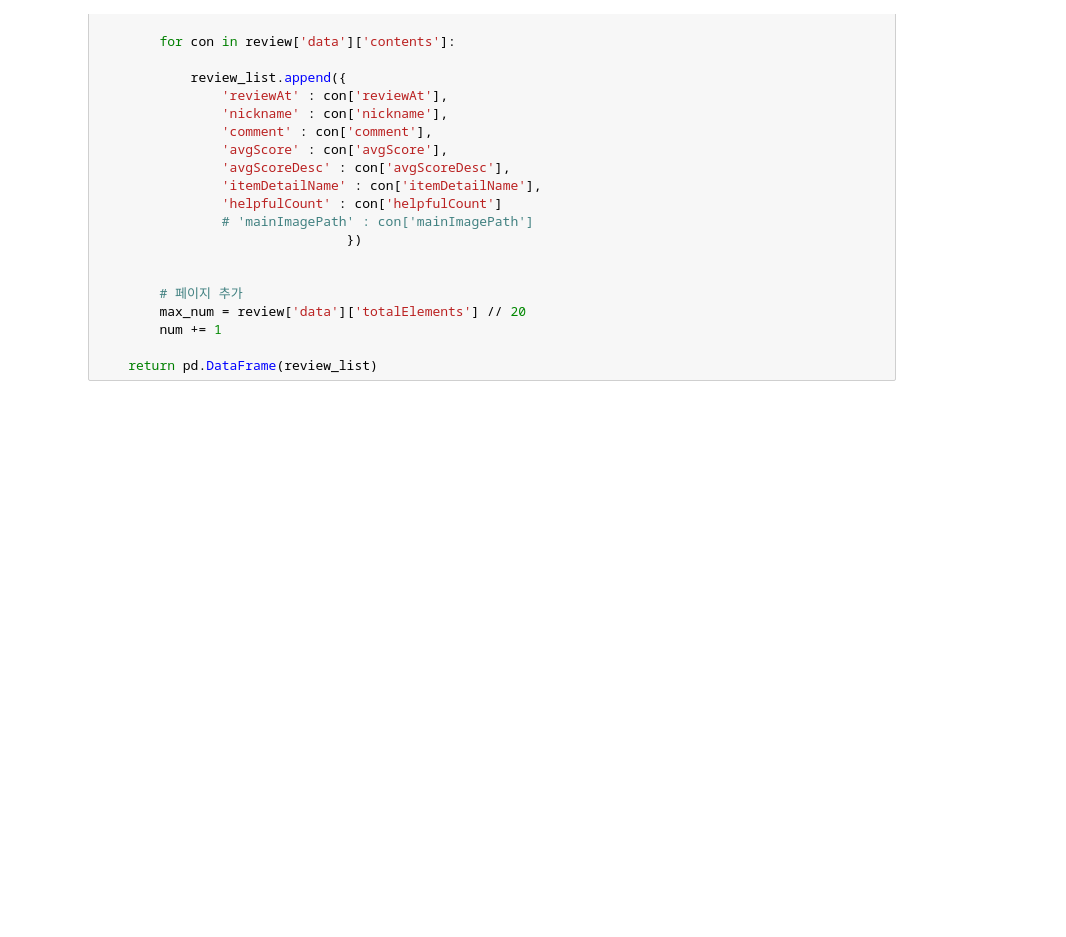
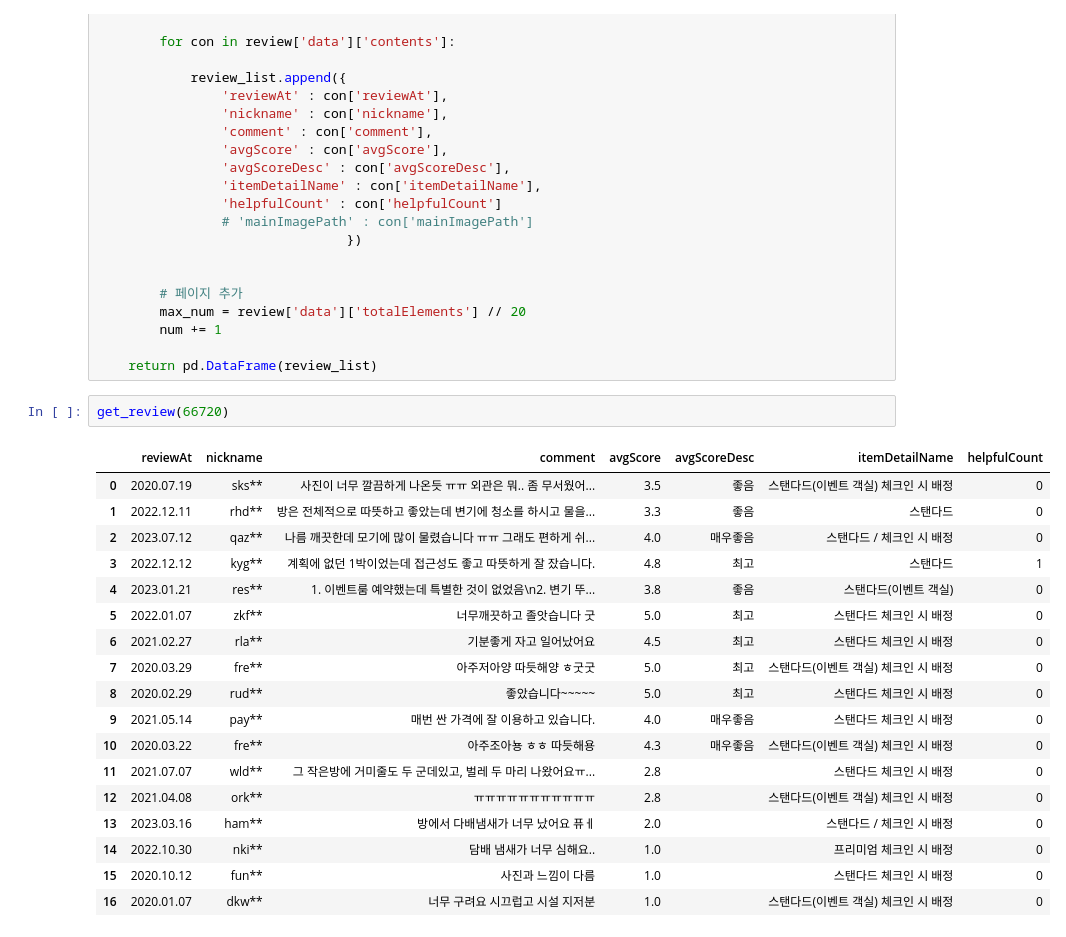
Before and after one commit to doxgxxn/final_crawl, a Jupyter notebook: 01_search_review.ipynb, the cells around one changed output. Cells and saved outputs as stored; diff of their text form; blank space fills up the shorter version.

```diff
--- a/get_review.ipynb
+++ b/01_search_review.ipynb
@@ -141,6 +141,27 @@ def get_review(hotel_code):
         num += 1
 
     return pd.DataFrame(review_list)
+# %%
+get_review(66720)
+# %% [output]
+|  | reviewAt | nickname | comment | avgScore | avgScoreDesc | itemDetailName | helpfulCount |
+| 0 | 2020.07.19 | sks** | 사진이 너무 깔끔하게 나온듯 ㅠㅠ 외관은 뭐.. 좀 무서웠어... | 3.5 | 좋음 | 스탠다드(이벤트 객실) 체크인 시 배정 | 0 |
+| 1 | 2022.12.11 | rhd** | 방은 전체적으로 따뜻하고 좋았는데 변기에 청소를 하시고 물을... | 3.3 | 좋음 | 스탠다드 | 0 |
+| 2 | 2023.07.12 | qaz** | 나름 깨끗한데 모기에 많이 물렸습니다 ㅠㅠ 그래도 편하게 쉬... | 4.0 | 매우좋음 | 스탠다드 / 체크인 시 배정 | 0 |
+| 3 | 2022.12.12 | kyg** | 계획에 없던 1박이었는데 접근성도 좋고 따뜻하게 잘 잤습니다. | 4.8 | 최고 | 스탠다드 | 1 |
+| 4 | 2023.01.21 | res** | 1. 이벤트룸 예약했는데 특별한 것이 없었음\n2. 변기 뚜... | 3.8 | 좋음 | 스탠다드(이벤트 객실) | 0 |
+| 5 | 2022.01.07 | zkf** | 너무깨끗하고 졸앗습니다 굿 | 5.0 | 최고 | 스탠다드 체크인 시 배정 | 0 |
+| 6 | 2021.02.27 | rla** | 기분좋게 자고 일어났어요 | 4.5 | 최고 | 스탠다드 체크인 시 배정 | 0 |
+| 7 | 2020.03.29 | fre** | 아주저아양 따듯해양 ㅎ굿굿 | 5.0 | 최고 | 스탠다드(이벤트 객실) 체크인 시 배정 | 0 |
+| 8 | 2020.02.29 | rud** | 좋았습니다~~~~~ | 5.0 | 최고 | 스탠다드 체크인 시 배정 | 0 |
+| 9 | 2021.05.14 | pay** | 매번 싼 가격에 잘 이용하고 있습니다. | 4.0 | 매우좋음 | 스탠다드 체크인 시 배정 | 0 |
+| 10 | 2020.03.22 | fre** | 아주조아뇽 ㅎㅎ 따듯해용 | 4.3 | 매우좋음 | 스탠다드(이벤트 객실) 체크인 시 배정 | 0 |
+| 11 | 2021.07.07 | wld** | 그 작은방에 거미줄도 두 군데있고, 벌레 두 마리 나왔어요ㅠ... | 2.8 |  | 스탠다드 체크인 시 배정 | 0 |
+| 12 | 2021.04.08 | ork** | ㅠㅠㅠㅠㅠㅠㅠㅠㅠㅠㅠ | 2.8 |  | 스탠다드(이벤트 객실) 체크인 시 배정 | 0 |
+| 13 | 2023.03.16 | ham** | 방에서 다배냄새가 너무 났어요 퓨ㅔ | 2.0 |  | 스탠다드 / 체크인 시 배정 | 0 |
+| 14 | 2022.10.30 | nki** | 담배 냄새가 너무 심해요.. | 1.0 |  | 프리미엄 체크인 시 배정 | 0 |
+| 15 | 2020.10.12 | fun** | 사진과 느낌이 다름 | 1.0 |  | 스탠다드 체크인 시 배정 | 0 |
+| 16 | 2020.01.07 | dkw** | 너무 구려요 시끄럽고 시설 지저분 | 1.0 |  | 스탠다드(이벤트 객실) 체크인 시 배정 | 0 |
 # %%
 import requests
 import json
```
Also changed, not shown: parts of 3 cells of this notebook, 20 other files.
